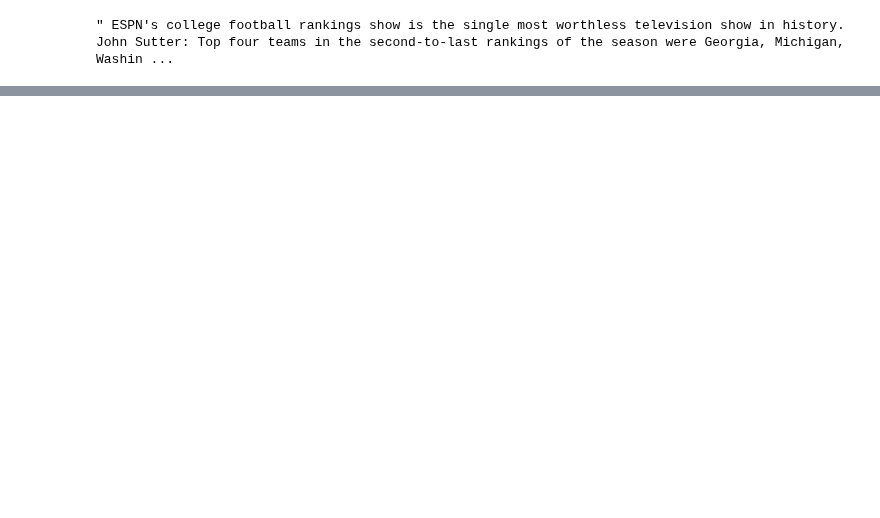
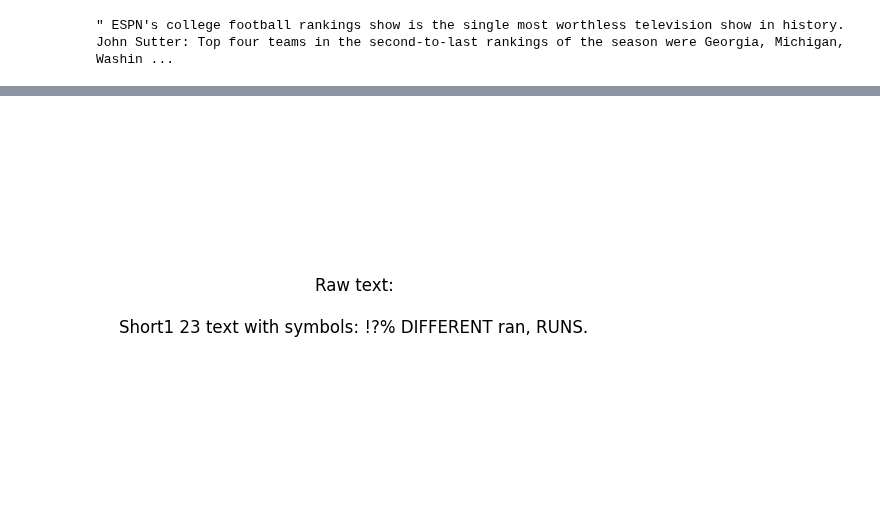
Before and after one commit to zulu-tango/news_and_echo_bubbles, a Jupyter notebook: notebooks/summ_texts.ipynb, the cells around one changed output, grey strips where cells are left out. Saved outputs shown, nothing was run; the diff lists cells and outputs as text; code cells hidden in the pictures; blank space fills up the shorter version.

```diff
--- a/notebooks/summ_texts.ipynb
+++ b/notebooks/summ_texts.ipynb
@@ -88,0 +79,60 @@ data.to_csv('data_withsumm.csv', index=False)
+# %%
+import matplotlib.pyplot as plt
+import matplotlib.animation as animation
+from IPython.display import HTML
+import nltk
+from nltk.stem import WordNetLemmatizer
+
+# Download WordNet data for lemmatization
+nltk.download('wordnet')
+
+# Raw data
+raw_text = "Short1 23 text with symbols: !?% DIFFERENT ran, RUNS."
+
+# Initialize lemmatizer
+lemmatizer = WordNetLemmatizer()
+
+# Data cleaning function with lemmatization
+def clean_data(text):
+    # Lowercasing to remove uppercase
+    text = text.lower()
+
+    # Tokenization
+    tokens = text.split()
+
+    # Removing special characters
+    tokens_clean = ["".join(e for e in token if e.isalnum()) for token in tokens]
+
+    # Lemmatization
+    tokens_lemmatized = [lemmatizer.lemmatize(token) for token in tokens_clean]
+
+    # Removing stopwords (example)
+    stopwords = ["with", "symbols", "like"]
+    tokens_final = [token for token in tokens_lemmatized if token not in stopwords]
+
+    return tokens, tokens_final
+
+# Initialize the plot
+fig, ax = plt.subplots()
+ax.axis('off')  # Turn off axis
+text = ax.text(0.5, 0.5, "", ha='center', va='center', fontsize=12)
+
+# Data cleaning animation
+def update(frame):
+    if frame == 0:
+        text.set_text("Raw text:\n\n" + raw_text)
+    elif frame == 1:
+        tokens, _ = clean_data(raw_text)
+        text.set_text("Tokenization:\n\n" + str(tokens))
+    elif frame == 2:
+        _, tokens_clean = clean_data(raw_text)
+        text.set_text("Lemmatization:\n\n" + str(tokens_clean))
+    else:
+        text.set_text("Cleaned data ready for NLP!")
+
+ani = animation.FuncAnimation(fig, update, frames=4, interval=2000, repeat=False)
+
+# Display the animation
+plt.rcParams['animation.embed_limit'] = 2**128  # Increase animation embed limit for Jupyter Notebook
+HTML(ani.to_jshtml())
+# %% [output]
@@ -88,0 +142 @@ data.to_csv('data_withsumm.csv', index=False)
+[figure, added]
```
Also changed, not shown: parts of 12 cells of this notebook, 5 other files.
